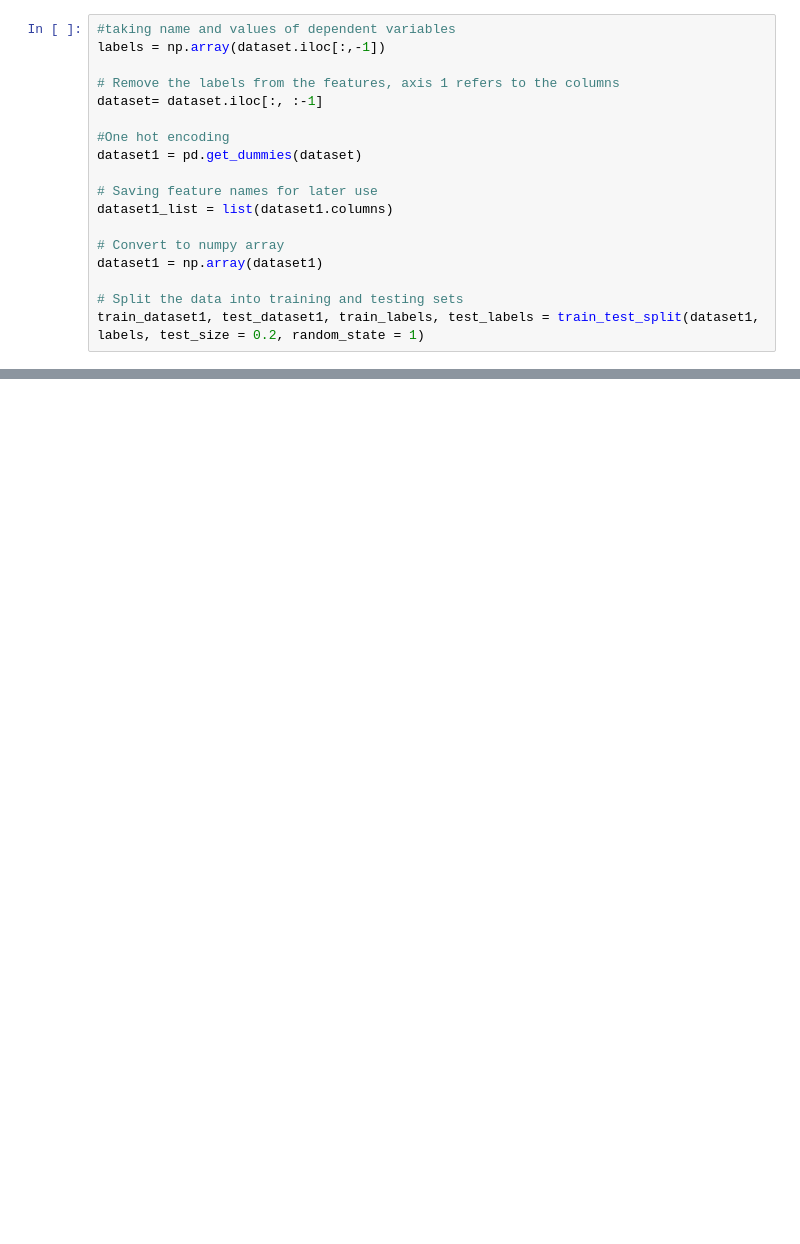
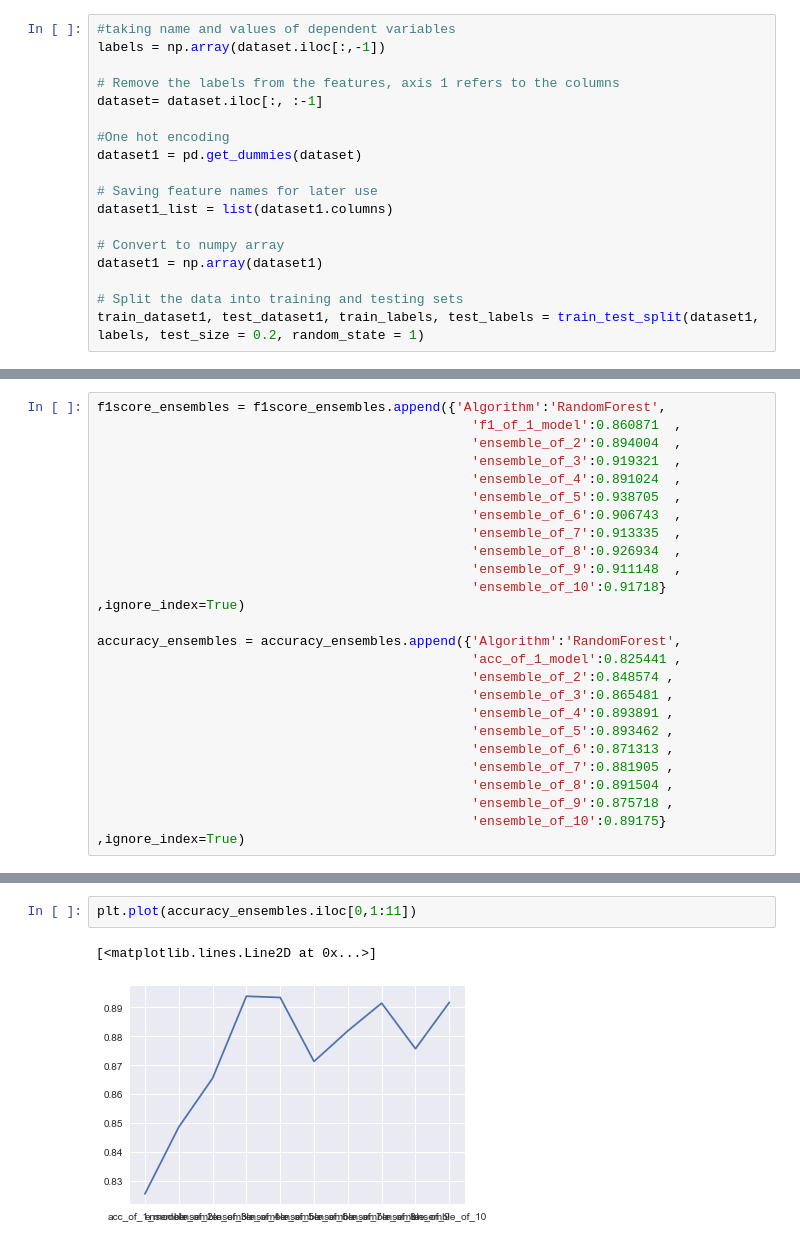
Before and after one commit to adaditi4/ML1819-Task-203-Team-27, a Jupyter notebook: Research assignment 2.ipynb, the cells around one changed output, grey strips where cells are left out. Drawn from its saved outputs; the diff is of its cells as text; blank space fills up the shorter version.

```diff
--- a/Research assignment 2.ipynb
+++ b/Research assignment 2.ipynb
@@ -475,0 +405,24 @@ accuracy_ensembles = accuracy_ensembles.append({'Algorithm':'RandomForest',
+# %%
+f1score_ensembles = f1score_ensembles.append({'Algorithm':'RandomForest',
+                                                'f1_of_1_model':0.860871  ,
+                                                'ensemble_of_2':0.894004  ,
+                                                'ensemble_of_3':0.919321  ,
+                                                'ensemble_of_4':0.891024  ,
+                                                'ensemble_of_5':0.938705  ,
+                                                'ensemble_of_6':0.906743  ,
+                                                'ensemble_of_7':0.913335  ,
+                                                'ensemble_of_8':0.926934  ,
+                                                'ensemble_of_9':0.911148  ,
+                                                'ensemble_of_10':0.91718} ,ignore_index=True)
+
+accuracy_ensembles = accuracy_ensembles.append({'Algorithm':'RandomForest',
+                                                'acc_of_1_model':0.825441 ,
+                                                'ensemble_of_2':0.848574 ,
+                                                'ensemble_of_3':0.865481 ,
+                                                'ensemble_of_4':0.893891 ,
+                                                'ensemble_of_5':0.893462 ,
+                                                'ensemble_of_6':0.871313 ,
+                                                'ensemble_of_7':0.881905 ,
+                                                'ensemble_of_8':0.891504 ,
+                                                'ensemble_of_9':0.875718 ,
+                                                'ensemble_of_10':0.89175} ,ignore_index=True)
@@ -475,0 +439,5 @@ accuracy_ensembles = accuracy_ensembles.append({'Algorithm':'RandomForest',
+# %%
+plt.plot(accuracy_ensembles.iloc[0,1:11])
+# %% [output]
+[<matplotlib.lines.Line2D at 0x...>]
+[figure, added]
```
Also changed, not shown: parts of 71 cells of this notebook.
